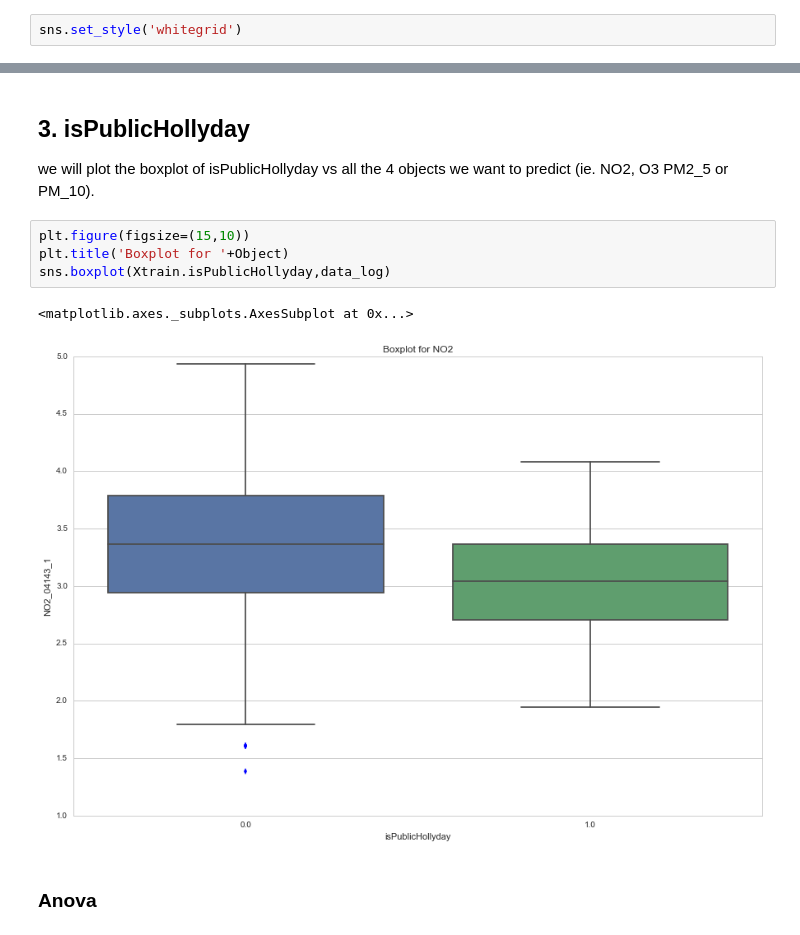
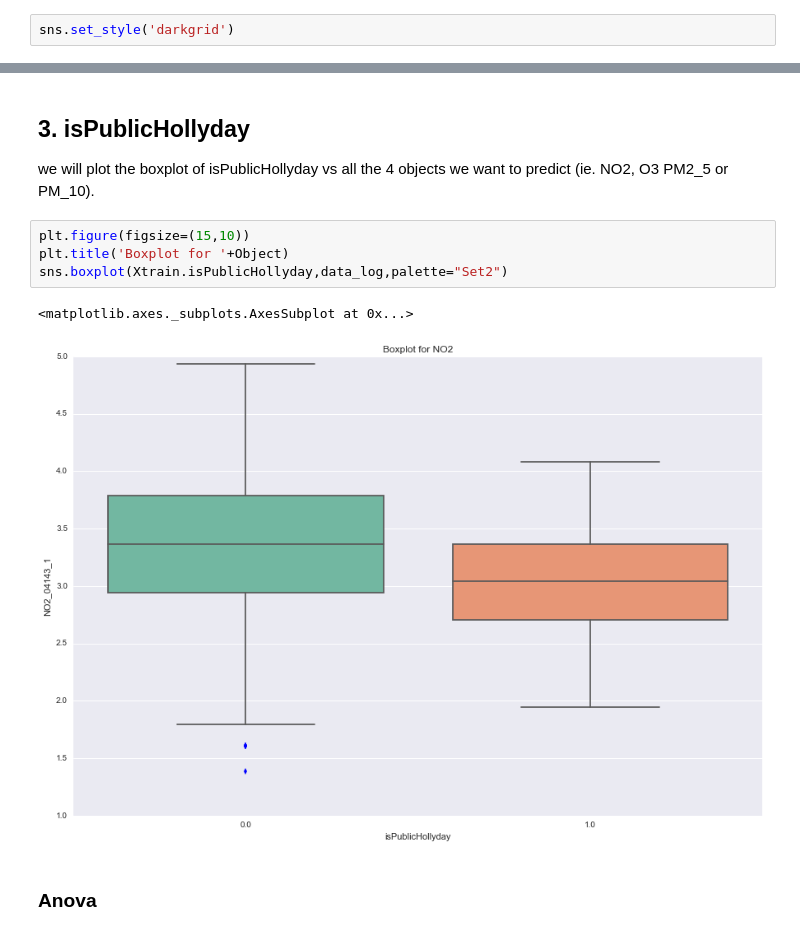
Before and after one commit to MGIMM/Predict-pollution-in-an-asian-megacity, a Jupyter notebook: Nominal Variables (for NO2).ipynb, the cells around one changed output, grey strips where cells are left out. Saved outputs shown, nothing was run; the diff lists cells and outputs as text.

```diff
--- a/Nominal Variables (for NO2).ipynb
+++ b/Nominal Variables (for NO2).ipynb
@@ -53,7 +53,7 @@ Counter({'NO2': 11,
 * isSundayOrPublicHollyday
 * month
 # %%
-sns.set_style('whitegrid')
+sns.set_style('darkgrid')
 # %%
 plt.figure(figsize=(15,10))
 plt.title('Hist for '+Object)
@@ -115,10 +115,10 @@ we will plot the boxplot of isPublicHollyday vs all the 4 objects we want to pre
 # %%
 plt.figure(figsize=(15,10))
 plt.title('Boxplot for '+Object)
-sns.boxplot(Xtrain.isPublicHollyday,data_log)
+sns.boxplot(Xtrain.isPublicHollyday,data_log,palette="Set2")
 # %% [output]
 <matplotlib.axes._subplots.AxesSubplot at 0x...>
-[figure, old version]
+[figure, new version]
 # %% [markdown]
 ### Anova
 # %%
```
Also changed, not shown: parts of 6 cells of this notebook.
